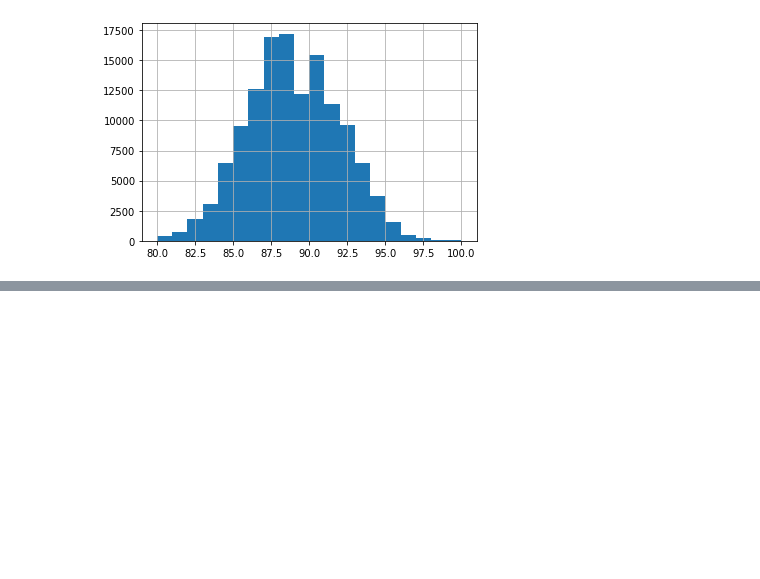
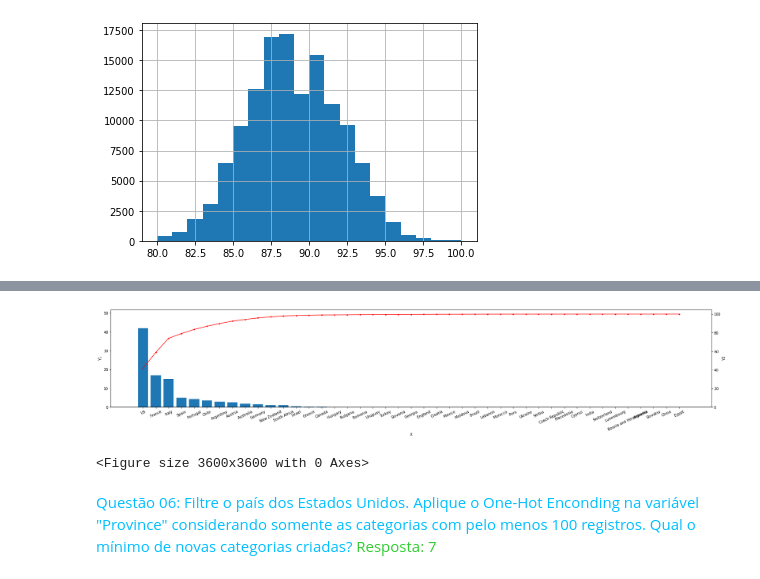
Before and after one commit to italo013/Data-Wrangling-e-Data-Cleaning, a Jupyter notebook: Certificação - Data Wrangling e Data Cleaning/certificacao.ipynb, the cells around one changed output, grey strips where cells are left out. Cells and saved outputs as stored; diff of their text form; code cells hidden in the pictures; blank space fills up the shorter version.

```diff
--- a/Certificação - Data Wrangling e Data Cleaning/certificacao.ipynb
+++ b/Certificação - Data Wrangling e Data Cleaning/certificacao.ipynb
@@ -46,0 +164,2 @@ df['points'].hist(bins=20)
+# %%
+df = pd.read_csv('Anexo Certificacao - Data Cleaning e Data Wrangling.csv')
@@ -46,0 +181,6 @@ df['points'].hist(bins=20)
+# %%
+df_country_pareto = df.country.value_counts().reset_index()
+df_country_pareto.rename({'index':'country', 'country': 'absoluto'}, axis=1, inplace=True)
+df_country_pareto['relativo'] = df_country_pareto['absoluto'] / df_country_pareto['absoluto'].sum() * 100
+df_country_pareto['relativo_acumulado'] = round(df_country_pareto['relativo'].cumsum(), 3)
+df_country_pareto.head(10)
@@ -46,0 +199,25 @@ df['points'].hist(bins=20)
+# %%
+import matplotlib.pyplot as plt
+
+fig, ax = plt.subplots(figsize=(30, 5))
+
+plt.figure(figsize = (50, 50))
+ax.set_xlabel('X')
+ax.set_ylabel('Y1')
+ax.bar(list(df_country_pareto['country']), list(df_country_pareto['relativo']))
+ax.set_ylim([0, max(list(df_country_pareto['relativo']))+10])
+
+ax.set_xticklabels(list(df_country_pareto['country']), rotation = 25)
+
+ax2 = ax.twinx()
+ax2.set_ylabel('Y2')
+ax2.plot(list(df_country_pareto['country']), list(df_country_pareto['relativo_acumulado']), color = 'r', marker='.')
+ax2.set_ylim([0, 105])
+
+plt.show()
+# %% [output]
+[figure, added]
+<Figure size 3600x3600 with 0 Axes>
+# %% [markdown]
+<font color='DeepSkyBlue'>Questão 06: Filtre o país dos Estados Unidos. Aplique o One-Hot Enconding na variável "Province" considerando somente as categorias com pelo menos 100 registros. Qual o mínimo de novas categorias criadas?</font></p>
+<font color='limegreen'>Resposta: 7</font>
```
Also changed, not shown: parts of 42 cells of this notebook, 1 other file.
